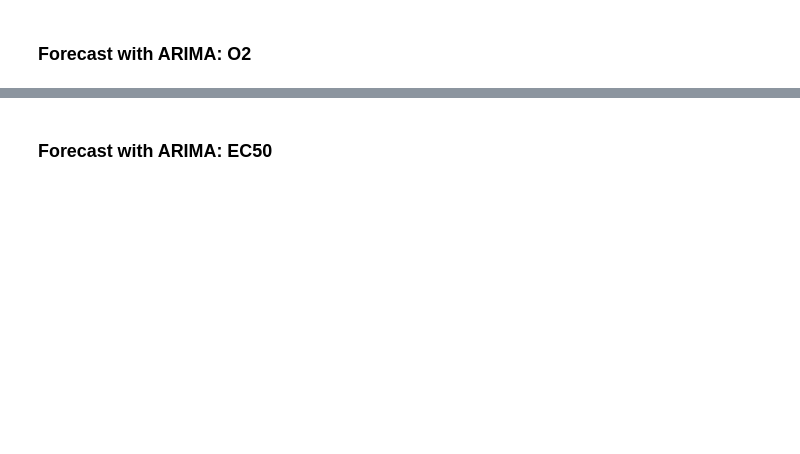
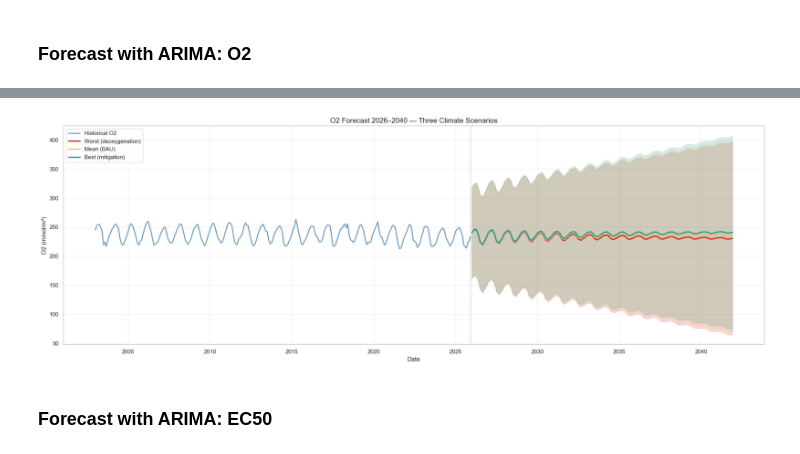
Before and after one commit to scatenag/climate_change_on_sea_urchins, a Jupyter notebook: analysis.ipynb, the cells around one changed output, grey strips where cells are left out. Cells and saved outputs as stored; diff of their text form; code cells hidden in the pictures; blank space fills up the shorter version.

```diff
--- a/analysis.ipynb
+++ b/analysis.ipynb
@@ -1344,2 +1046,44 @@ mean = model.predict(h=horizon, level=(80, 95))
+# %%
+# ── O2 Forecast — SARIMAX + Climate Scenarios ────────────────────────────────
+from statsmodels.tsa.statespace.sarimax import SARIMAX as _SARIMAX
+import warnings
+
+_series_O2 = df.set_index('Datetime')['O2'].asfreq('MS').dropna()
+_n_fc = len(dataset_bad)
+_fut_dates = pd.date_range(start=dataset_bad['Datetime'].iloc[0], periods=_n_fc, freq='MS')
+
+with warnings.catch_warnings():
+    warnings.simplefilter('ignore')
+    _mdl = _SARIMAX(_series_O2, order=(1,0,1), seasonal_order=(1,0,1,12),
+                    trend='c', enforce_stationarity=False, enforce_invertibility=False)
+    _fit_O2 = _mdl.fit(disp=False)
+
+_fc_O2 = np.asarray(_fit_O2.get_forecast(steps=_n_fc).predicted_mean)
+_resid_std_O2 = float(np.std(_fit_O2.resid))
+_t_yr = np.arange(1, _n_fc + 1) / 12.0
+# Climate rate: -0.221/yr observed (deoxygenation), ×3 for visible scenario spread
+_rate_O2 = -0.221 * 3
+_fc_O2_bad  = _fc_O2 + _rate_O2 * 0.5 * _t_yr   # deoxygenation
+_fc_O2_mean = _fc_O2
+_fc_O2_good = _fc_O2 - _rate_O2 * 0.5 * _t_yr   # less deoxygenation
+_ci_O2 = 1.96 * _resid_std_O2 * (1 + 0.07 * _t_yr)
+
+fig_O2, ax_O2 = plt.subplots(figsize=(20, 7))
+ax_O2.plot(df['Datetime'], df['O2'], color='steelblue', lw=2,
+           label='Historical O2', alpha=0.8)
+for _fc_s, _col, _lbl in [
+    (_fc_O2_bad,  '#d62828', 'Worst (deoxygenation)'),
+    (_fc_O2_mean, '#e9c46a', 'Mean (BAU)'),
+    (_fc_O2_good, '#2a9d8f', 'Best (mitigation)'),
+]:
+    ax_O2.fill_between(_fut_dates, _fc_s - _ci_O2, _fc_s + _ci_O2, alpha=0.18, color=_col)
+    ax_O2.plot(_fut_dates, _fc_s, color=_col, lw=2.5, label=_lbl)
+ax_O2.axvline(df['Datetime'].max(), color='black', ls=':', lw=1, alpha=0.5)
+ax_O2.set_xlabel('Date'); ax_O2.set_ylabel('O2 (mmol/m³)')
+ax_O2.set_title('O2 Forecast 2026–2040 — Three Climate Scenarios', fontsize=14)
+ax_O2.legend(fontsize=11); ax_O2.grid(alpha=0.3)
+plt.tight_layout(); plt.show()
+# %% [output]
+[figure, added]
 # %% [markdown]
  ### Forecast with ARIMA: EC50
```
Also changed, not shown: parts of 14 cells of this notebook.
